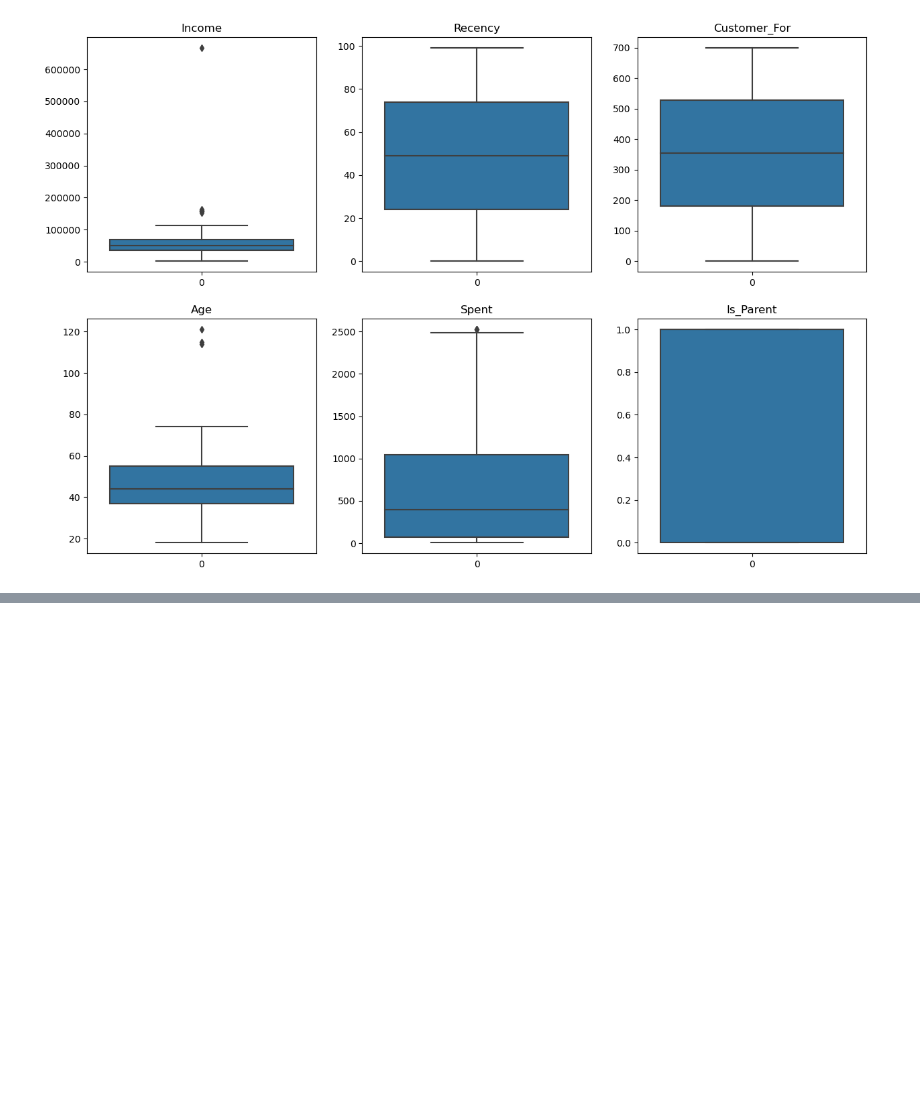
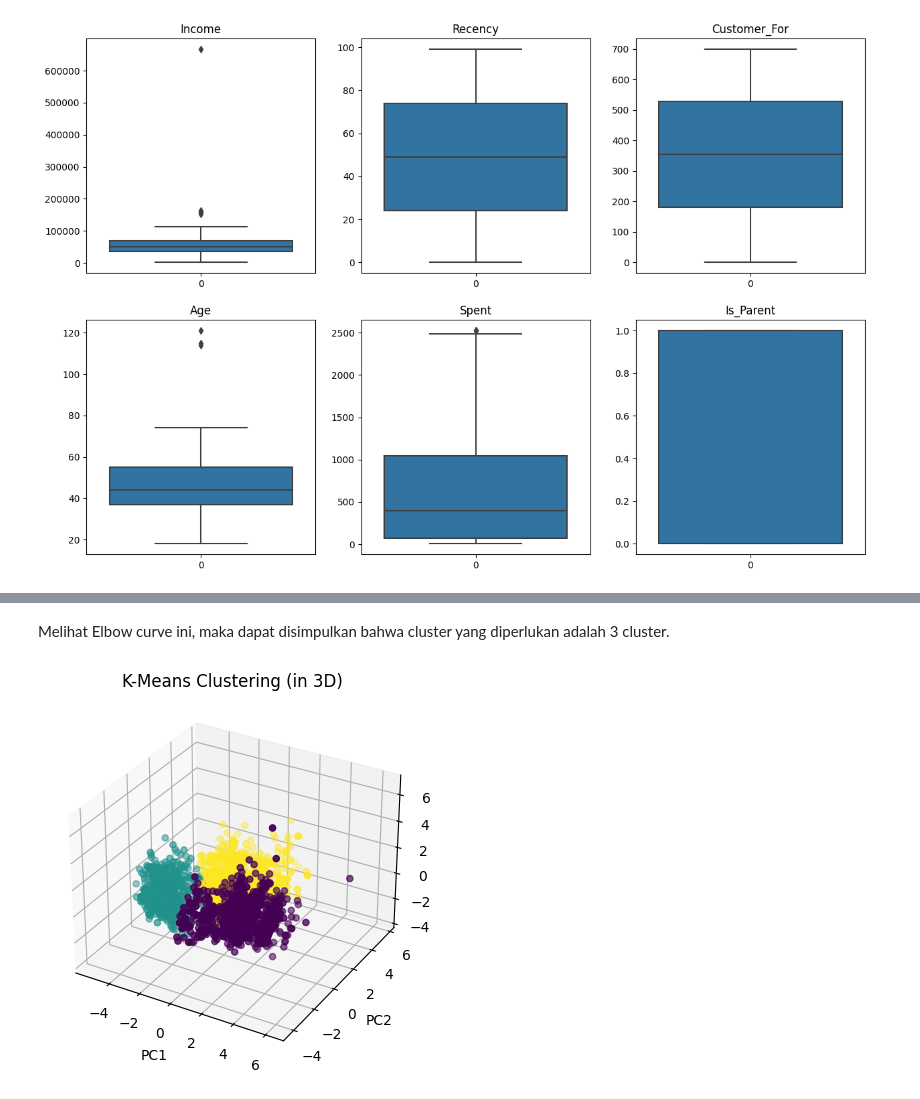
Before and after one commit to jon-mun/clustering-marketing-campaign, a Jupyter notebook: problem1.ipynb, the cells around one changed output, grey strips where cells are left out. Saved outputs shown, nothing was run; the diff lists cells and outputs as text; code cells hidden in the pictures; blank space fills up the shorter version.

```diff
--- a/problem1.ipynb
+++ b/problem1.ipynb
@@ -378,0 +570,18 @@ for i, col in enumerate(features.columns):
+# %% [markdown]
+Melihat Elbow curve ini, maka dapat disimpulkan bahwa cluster yang diperlukan adalah 3 cluster.
+# %%
+kmeans = KMeans(n_clusters=3, random_state=42)
+kmeans.fit(pca_df)
+
+labels = kmeans.labels_
+
+fig = plt.figure()
+ax = fig.add_subplot(111, projection='3d')
+ax.scatter(pca_df['PC1'], pca_df['PC2'], pca_df['PC3'], c=labels, cmap='viridis')
+ax.set_xlabel('PC1')
+ax.set_ylabel('PC2')
+ax.set_zlabel('PC3')
+plt.title('K-Means Clustering (in 3D)')
+plt.show()
+# %% [output]
+[figure, added]
```
Also changed, not shown: parts of 37 cells of this notebook.
